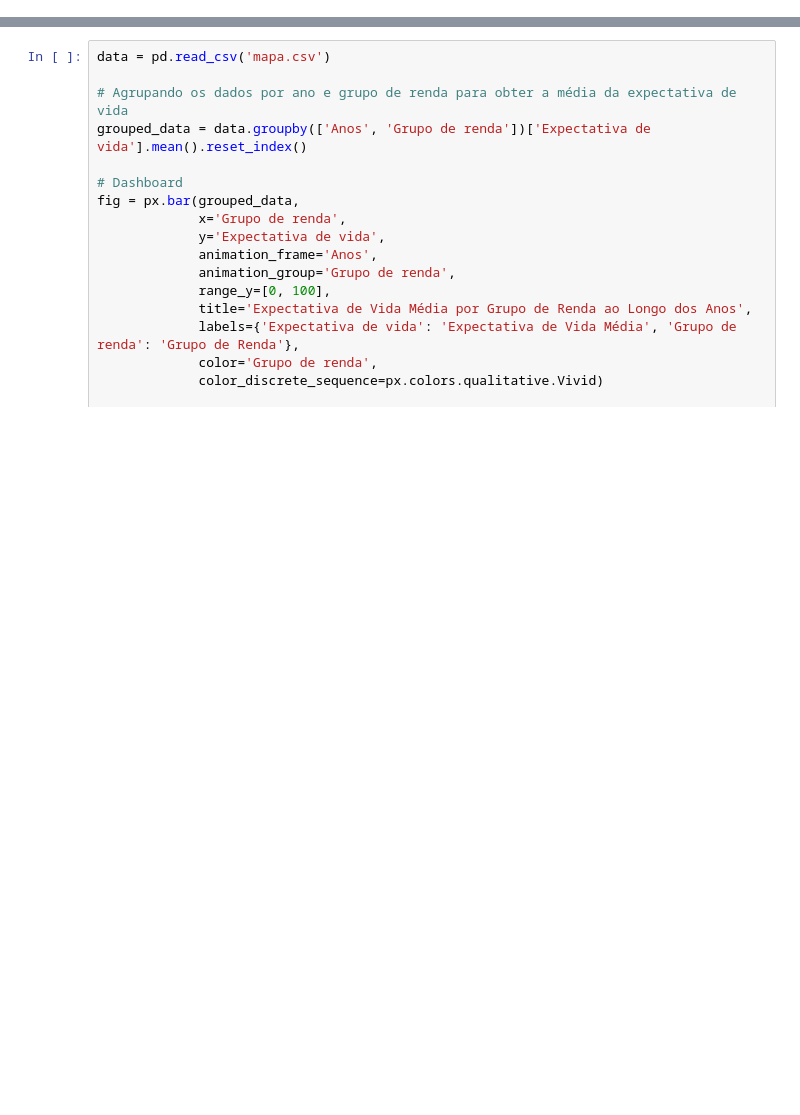
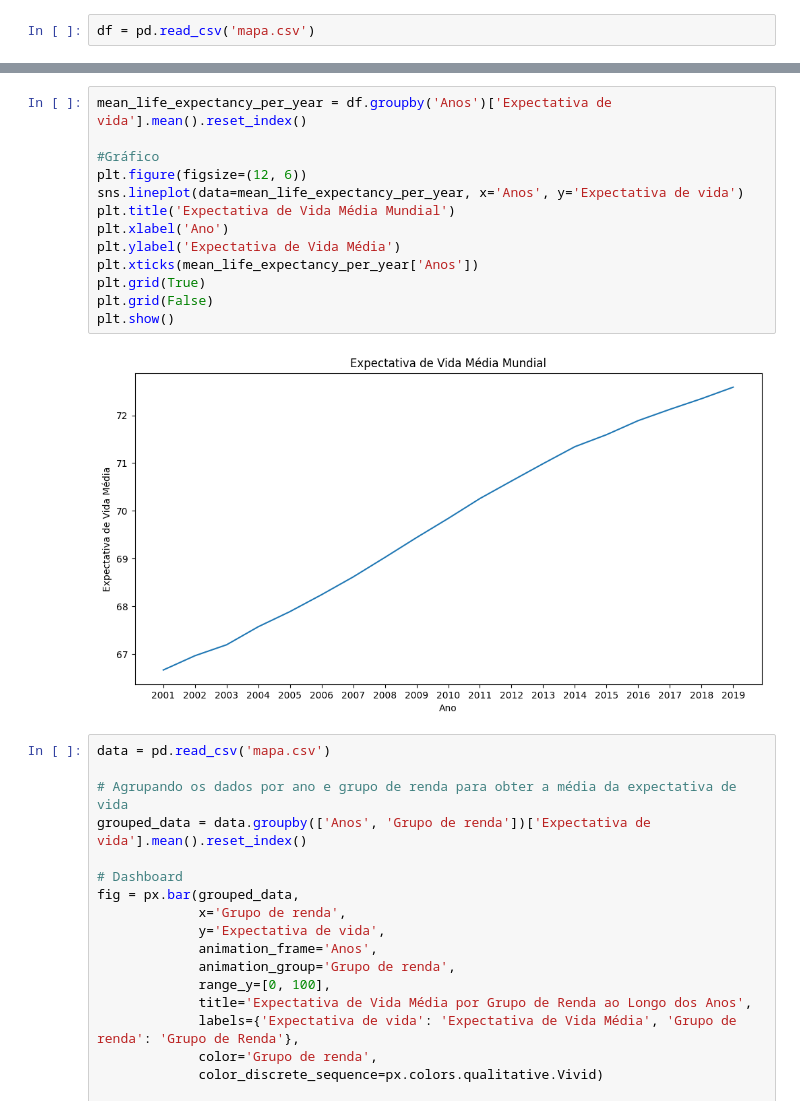
Before and after one commit to victordornelos/expectativa_de_vida, a Jupyter notebook: mapa.ipynb, the cells around one changed output, grey strips where cells are left out. Saved outputs shown, nothing was run; the diff lists cells and outputs as text; blank space fills up the shorter version.

```diff
--- a/mapa.ipynb
+++ b/mapa.ipynb
@@ -19,0 +22,2 @@ df.to_csv('mapa.csv', index=False)
+# %%
+df = pd.read_csv('mapa.csv')
@@ -20,3 +40,18 @@ df.to_csv('mapa.csv', index=False)
+# %%
+mean_life_expectancy_per_year = df.groupby('Anos')['Expectativa de vida'].mean().reset_index()
+
+#Gráfico
+plt.figure(figsize=(12, 6))
+sns.lineplot(data=mean_life_expectancy_per_year, x='Anos', y='Expectativa de vida')
+plt.title('Expectativa de Vida Média Mundial')
+plt.xlabel('Ano')
+plt.ylabel('Expectativa de Vida Média')
+plt.xticks(mean_life_expectancy_per_year['Anos'])
+plt.grid(True)
+plt.grid(False)
+plt.show()
+# %% [output]
+[figure, added]
 # %%
 data = pd.read_csv('mapa.csv')
 
```
Also changed, not shown: parts of 5 cells of this notebook, 2 other files.
